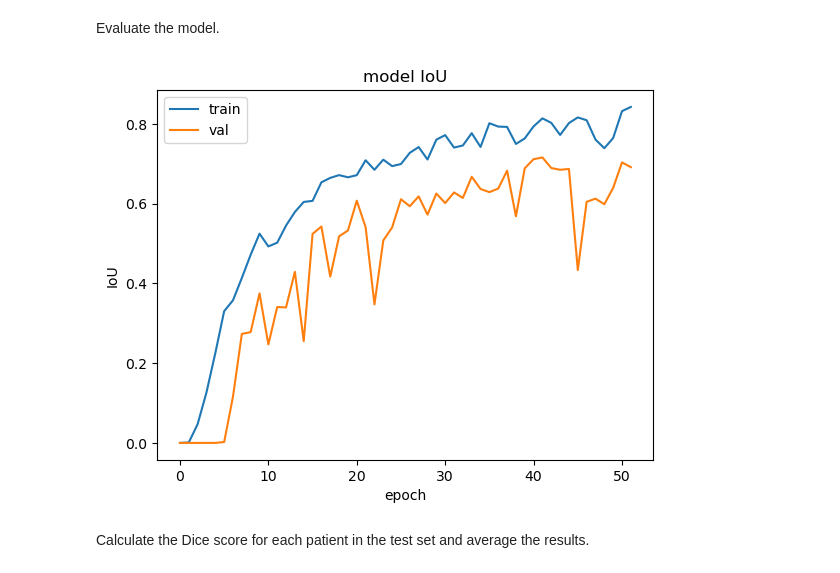
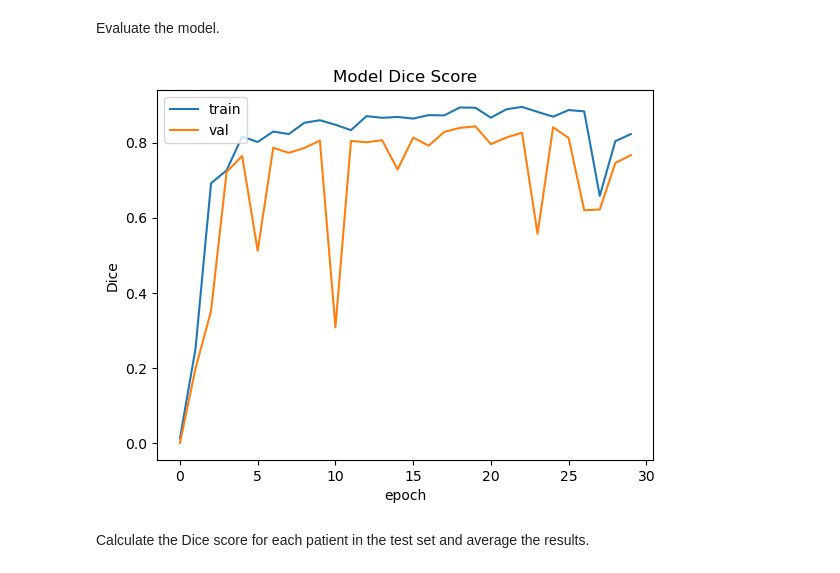
Before and after one commit to j00lie/thesis, a Jupyter notebook: train.ipynb, the cells around one changed output. Saved outputs shown, nothing was run; the diff lists cells and outputs as text; code cells hidden in the pictures.

```diff
--- a/train.ipynb
+++ b/train.ipynb
@@ -37,8 +31,8 @@ random.seed(SEED)
 # %% [markdown]
 Load the data.
 # %%
-mris_path = r"C:\Users\joona\Documents\LUT\bsc_thesis\bsc_thesis_data_t1_numpy\mris_dataset_128.npy"
-masks_path = r"C:\Users\joona\Documents\LUT\bsc_thesis\bsc_thesis_data_t1_numpy\masks_dataset_128.npy"
+mris_path = r"C:\Users\joona\Documents\LUT\bsc_thesis\bsc_thesis_data_t1_numpy\mris_dataset_64.npy"
+masks_path = r"C:\Users\joona\Documents\LUT\bsc_thesis\bsc_thesis_data_t1_numpy\masks_dataset_64.npy"
 
 
 mris = np.load(mris_path)
@@ -81,6 +75,6 @@ print(np.max(mris))
 # %%
 for i in range(mris.shape[0]):
-    mris[i] = normalize_3d_image(mris[i])
+    mris[i] = standardize_3d_image(mris[i])
 # %%
 print(np.min(mris))
 print(np.max(mris))
@@ -125,10 +119,14 @@ model = sm.Unet(
 )
 # %%
 model = att_res_unet.build_unet(input_shape=(IMG_HEIGHT,IMG_WIDTH,IMG_DEPTH,IMG_CHANNELS))
+# %%
+model = sm.Unet(
+    "resnext50",
+    input_shape=(IMG_WIDTH, IMG_HEIGHT, IMG_DEPTH, IMG_CHANNELS),
+    encoder_weights=None,
+    activation="sigmoid",
+)
 # %%
-
-
-
 dice_loss = sm.losses.DiceLoss()
 bce_loss = sm.losses.BinaryCELoss()
 total_loss = dice_loss + bce_loss
@@ -141,10 +139,10 @@ lr_schedule = tf.keras.optimizers.schedules.ExponentialDecay(
 model.compile(
     optimizer=tf.keras.optimizers.Adam(learning_rate=lr_schedule),
     loss=total_loss,
-    metrics=[sm.metrics.IOUScore()],
+    metrics=[sm.metrics.FScore()],
 )
 
 
 cb = tf.keras.callbacks.EarlyStopping(
-    monitor="val_iou_score", mode="max", patience=10, restore_best_weights=True
+    monitor="val_f1-score", mode="max", patience=10, restore_best_weights=True
 )
@@ -180,15 +173,15 @@ Epoch 52/100
 # %% [markdown]
 Evaluate the model.
 # %%
-plt.plot(history.history["iou_score"])
-plt.plot(history.history["val_iou_score"])
-plt.title("model IoU")
-plt.ylabel("IoU")
+plt.plot(history.history["f1-score"])
+plt.plot(history.history["val_f1-score"])
+plt.title("Model Dice Score")
+plt.ylabel("Dice")
 plt.xlabel("epoch")
 plt.legend(["train", "val"], loc="upper left")
 plt.show()
 # %% [output]
-[figure, old version]
+[figure, new version]
 # %% [markdown]
 Calculate the Dice score for each patient in the test set and average the results.
 # %%
```
Also changed, not shown: parts of 16 cells of this notebook.
